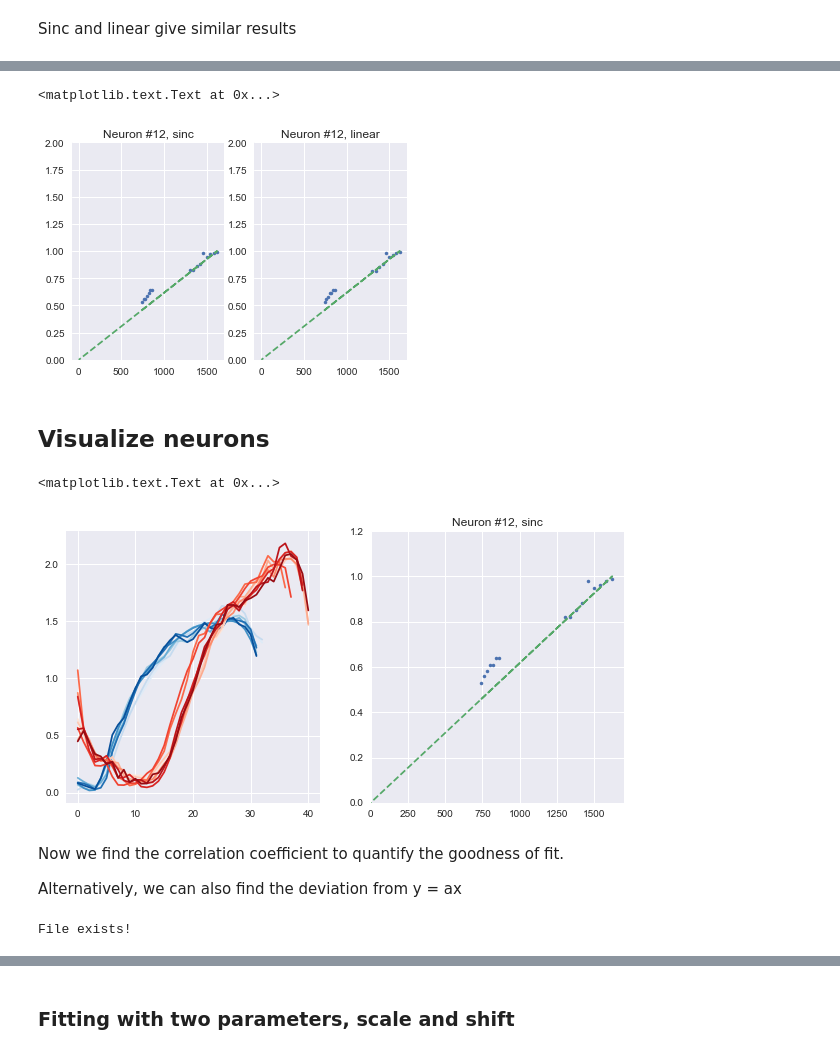
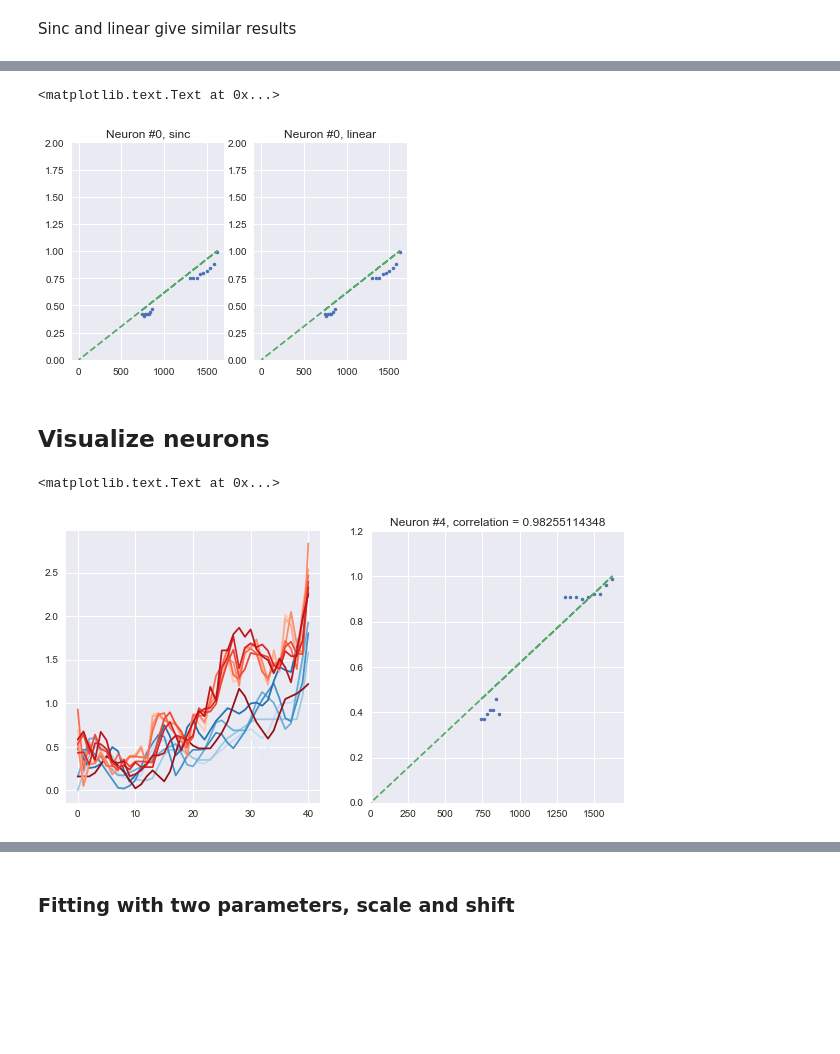
Before and after one commit to lmn93beo/twPCA-Neural-Analysis, a Jupyter notebook: time_warp_sinc.ipynb, the cells around one changed output, grey strips where cells are left out. Saved outputs shown, nothing was run; the diff lists cells and outputs as text; code cells hidden in the pictures; blank space fills up the shorter version.

Commit message:
Comparison between caudate and cortex

```diff
--- a/time_warp_sinc.ipynb
+++ b/time_warp_sinc.ipynb
@@ -166,3 +164,14 @@ palette_red = sns.palettes.color_palette('Reds', t_points_long)
+# %%
+reshaped_all_pad_caudate = make_all_pad('./Raws/psth_short_all_neurons_nans_171102.csv',
+                               './Raws/psth_long_all_neurons_nans_171102.csv',
+                               _t_points_short=7, _t_points_long=9, _n_neurons=105)
+reshaped_all_pad_cortex = make_all_pad('./Raws/psth_short_XAcortexHand_171109.csv',
+                               './Raws/psth_long_XAcortexHand_171109.csv',
+                               _t_points_short=6, _t_points_long=9, _n_neurons=284)
+
+# Define palette used in plotting
+palette_blue = sns.palettes.color_palette('Blues', 7)
+palette_red = sns.palettes.color_palette('Reds', 9)
 # %%
 def get_stretch_neuron(all_neurons, neuron_id, stretches, intertype='sinc', normalize=True):
     '''Input: all_neurons: array of all neurons
@@ -260,9 +269,9 @@ Stretch for single neuron
 # %%
 stretchlst = np.arange(0.1, 1.0, 0.01)
 n_neuron = 18
-min_stretch_sinc = get_stretch_neuron(reshaped_all_pad, n_neuron, stretchlst, 'sinc')
-min_stretch_linear = get_stretch_neuron(reshaped_all_pad, n_neuron, stretchlst, 'linear')
-times = np.array([740, 760, 780, 800, 820, 840, 860, 1300, 1340, 1380, 1420, 1460, 1500, 1540, 1580, 1620])
+min_stretch_sinc = get_stretch_neuron(reshaped_all_pad_cortex, n_neuron, stretchlst, 'sinc')
+min_stretch_linear = get_stretch_neuron(reshaped_all_pad_cortex, n_neuron, stretchlst, 'linear')
+times = np.array([740, 760, 780, 800, 820, 840, 1300, 1340, 1380, 1420, 1460, 1500, 1540, 1580, 1620])
 
 plt.subplot('121')
 plt.plot(times, min_stretch_sinc, '.')
@@ -331,0 +311,9 @@ Aligning neuron # 104  of  105
+# %%
+stretchlst = np.arange(0.1, 1.0, 0.01)
+times_caudate = np.array([740, 760, 780, 800, 820, 840, 860, 1300, 1340, 1380, 1420, 1460, 1500, 1540, 1580, 1620])
+times_cortex = np.array([740, 760, 780, 800, 820, 840, 1300, 1340, 1380, 1420, 1460, 1500, 1540, 1580, 1620])
+stretch_lin_cortex, stretch_sinc_cortex, corr_lin_cortex, corr_sinc_cortex = \
+        find_stretch_all_neurons(reshaped_all_pad_cortex, stretchlst, times_cortex)
+
+stretch_lin_caudate, stretch_sinc_caudate, corr_lin_caudate, corr_sinc_caudate = \
+        find_stretch_all_neurons(reshaped_all_pad_caudate, stretchlst, times_caudate)
@@ -334,22 +400,22 @@ Sinc and linear give similar results
 # %%
-n_neuron = 12
+n_neuron = 0
 times_zero = np.concatenate((times, [0]))
 
 plt.subplot('121')
-plt.plot(times, Min_stretch_sinc[n_neuron, :], '.')
+plt.plot(times_caudate, stretch_lin_caudate[n_neuron, :], '.')
 #plt.xlim(0, 1700)
 plt.ylim(0, 2)
 plt.plot(times_zero, times_zero / max(times), '--')
 plt.title('Neuron #' + str(n_neuron) + ', sinc')
 
 plt.subplot('122')
-plt.plot(times, Min_stretch_linear[n_neuron, :], '.')
+plt.plot(times_caudate, stretch_lin_caudate[n_neuron, :], '.')
 #plt.xlim(0, 1700)
 plt.ylim(0, 2)
 plt.plot(times_zero, times_zero / max(times), '--')
 plt.title('Neuron #' + str(n_neuron) + ', linear')
 # %% [output]
 <matplotlib.text.Text at 0x...>
-[figure, old version]
+[figure, new version]
 # %% [markdown]
 ## Visualize neurons
@@ -366,40 +422,27 @@ Min_stretch_linear[31,:]
 # %%
-neuron_id = 12
-sref = reshaped_all_pad[neuron_id, -1, :]
+neuron_id = 4
+sref = reshaped_all_pad_caudate[neuron_id, -1, :]
 sref = sref[~np.isnan(sref)] / np.nanmean(sref)
 
 plt.figure(figsize=(10, 5))
 plt.subplot('121')
-for trial in range(16):
-    s1 = reshaped_all_pad[neuron_id, trial, :]
+for trial in range(15):
+    s1 = reshaped_all_pad_caudate[neuron_id, trial, :]
     s1 = s1[~np.isnan(s1)] / np.nanmean(s1)
 
-    x_stretch, _ = total_cost(s1, sref, Min_stretch_linear[neuron_id, trial], 'linear')
+    x_stretch, _ = total_cost(s1, sref, stretch_lin_caudate[neuron_id, trial], 'linear')
 
-    if trial < 7:
+    if trial < 6:
         plt.plot(x_stretch, label=str(trial), color=palette_blue[trial])
     else:
         plt.plot(x_stretch, label=str(trial), color=palette_red[trial - 7])
 
 plt.subplot('122')
-plt.plot(times, Min_stretch_linear[neuron_id, :], '.')
+plt.plot(times_caudate, stretch_lin_caudate[neuron_id, :], '.')
 plt.xlim(0, 1700)
 plt.ylim(0, 1.2)
 plt.plot(times_zero, times_zero / max(times), '--')
-plt.title('Neuron #' + str(neuron_id) + ', sinc')
+plt.title('Neuron #' + str(neuron_id) + ', correlation = ' + str(corr_lin_caudate[neuron_id]))
 # %% [output]
 <matplotlib.text.Text at 0x...>
-[figure, old version]
+[figure, new version]
-# %% [markdown]
-Now we find the correlation coefficient to quantify the goodness of fit.
-
-Alternatively, we can also find the deviation from y = ax
-# %%
-corr_coefs = np.corrcoef(times, Min_stretch_linear)[0,1:]
-filename_objs = './Processed_neurons/XACaudate/171113_caudate105_corr_coefs_linear_normmeandiv_global.csv'
-if not os.path.isfile(filename_objs):
-    np.savetxt(filename_objs, np.array(corr_coefs))
-else:
-    print('File exists!')
-# %% [output]
-File exists!
```
Also changed, not shown: parts of 18 cells of this notebook.
